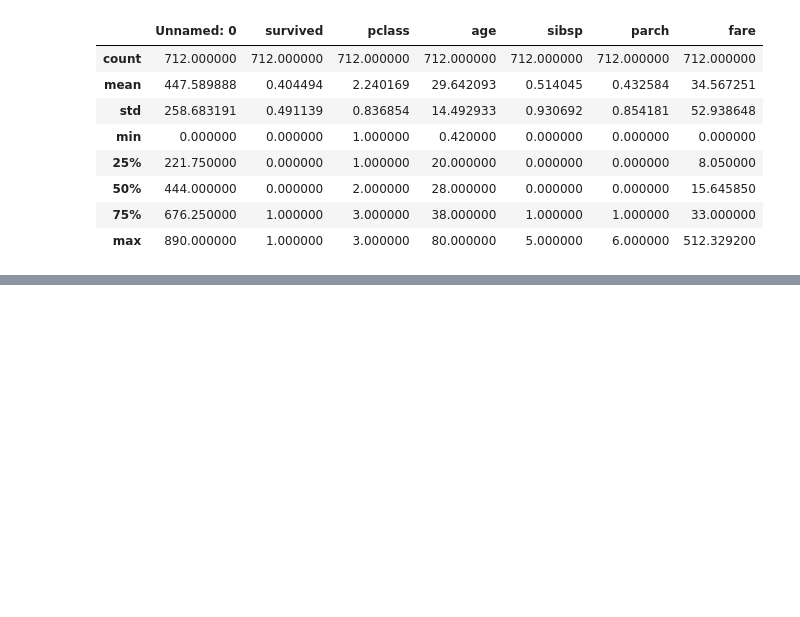
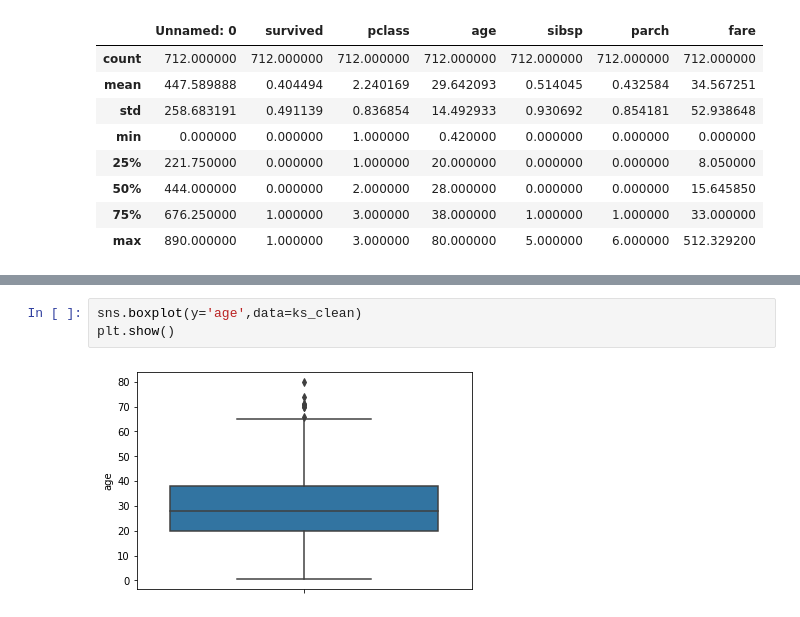
Before and after one commit to DataProfessor695/Begin_files, a Jupyter notebook: EDA_with_py.ipynb, the cells around one changed output, grey strips where cells are left out. Saved outputs shown, nothing was run; the diff lists cells and outputs as text; blank space fills up the shorter version.

```diff
--- a/EDA_with_py.ipynb
+++ b/EDA_with_py.ipynb
@@ -255,0 +268,5 @@ ks_clean.describe()
+# %%
+sns.boxplot(y='age',data=ks_clean)
+plt.show()
+# %% [output]
+[figure, added]
```
Also changed, not shown: parts of 36 cells of this notebook.
